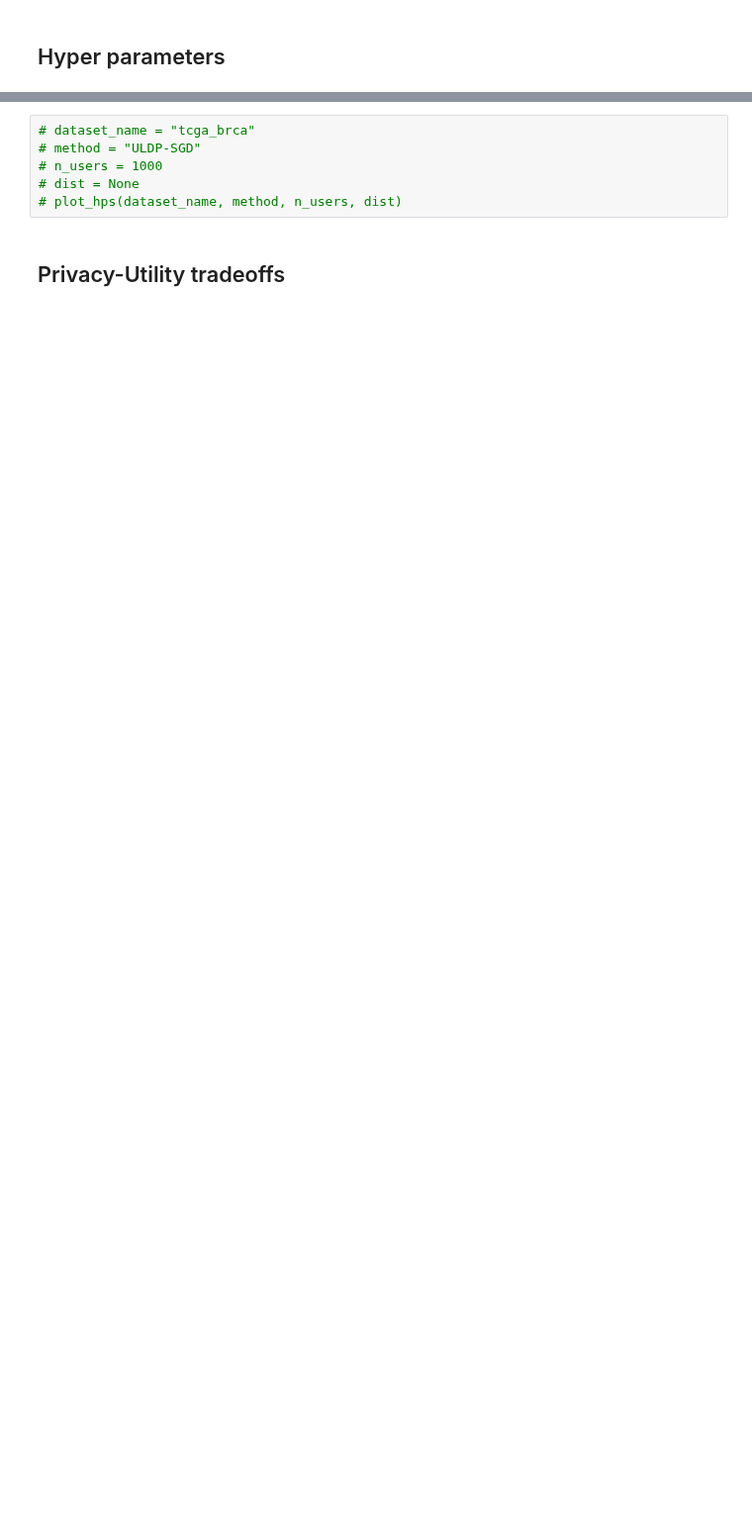
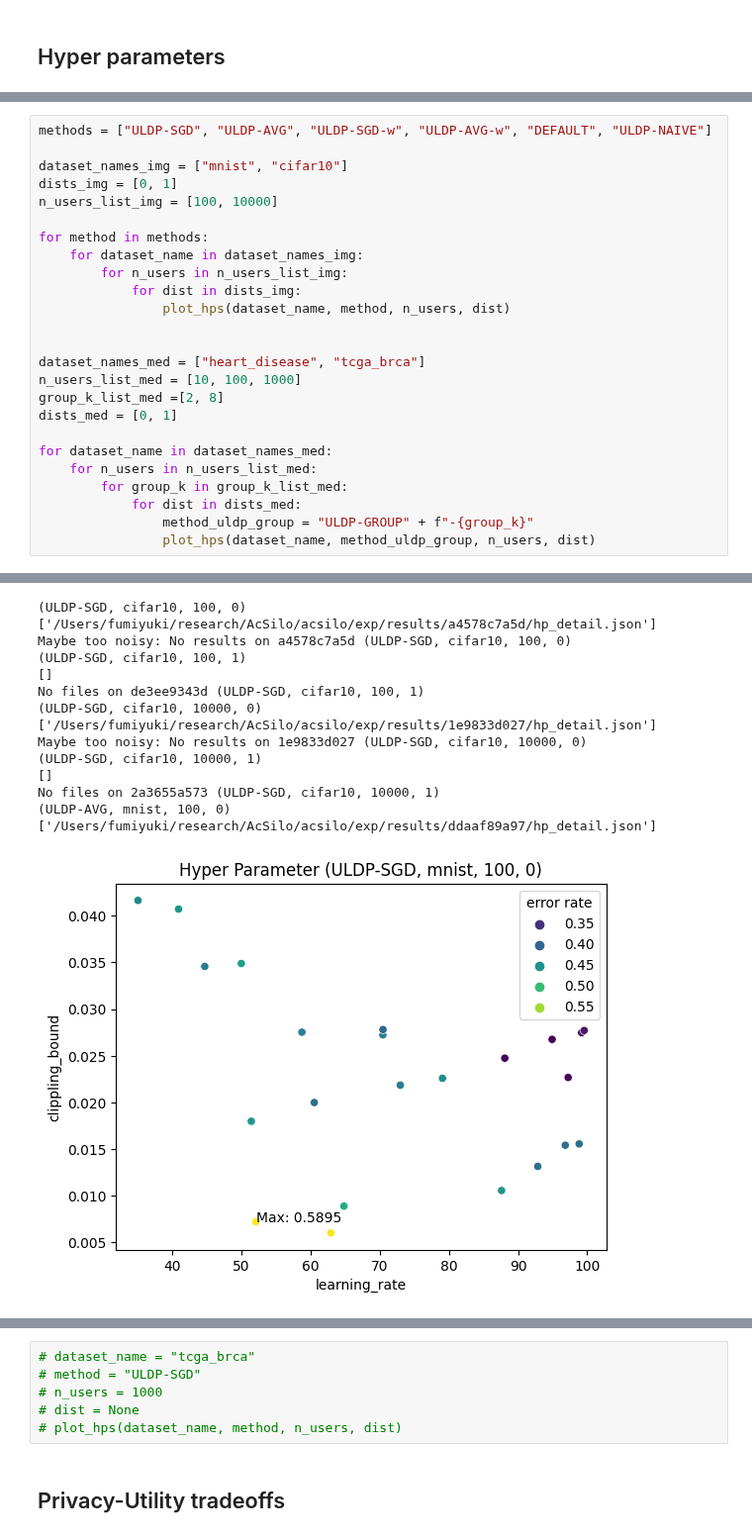
Before and after one commit to FumiyukiKato/uldp-fl, a Jupyter notebook: exp/exp_results.ipynb, the cells around one changed output, grey strips where cells are left out. Shown at 99% size. Drawn from its saved outputs; the diff is of its cells as text; blank space fills up the shorter version.

Commit message:
update uldp-avg-wy

```diff
--- a/exp/exp_results.ipynb
+++ b/exp/exp_results.ipynb
@@ -153,0 +171,26 @@ def plot_hps(dataset_name, method, n_users, dist):
+# %%
+methods = ["ULDP-SGD", "ULDP-AVG", "ULDP-SGD-w", "ULDP-AVG-w", "DEFAULT", "ULDP-NAIVE"]
+
+dataset_names_img = ["mnist", "cifar10"]
+dists_img = [0, 1]
+n_users_list_img = [100, 10000]
+
+for method in methods:
+    for dataset_name in dataset_names_img:
+        for n_users in n_users_list_img:
+            for dist in dists_img:
+                plot_hps(dataset_name, method, n_users, dist)
+
+
+dataset_names_med = ["heart_disease", "tcga_brca"]
+n_users_list_med = [10, 100, 1000]
+group_k_list_med =[2, 8]
+dists_med = [0, 1]
+
+for dataset_name in dataset_names_med:
+    for n_users in n_users_list_med:
+        for group_k in group_k_list_med:
+            for dist in dists_med:
+                method_uldp_group = "ULDP-GROUP" + f"-{group_k}"
+                plot_hps(dataset_name, method_uldp_group, n_users, dist)
+# %% [output]
@@ -153,0 +206,15 @@ def plot_hps(dataset_name, method, n_users, dist):
+(ULDP-SGD, cifar10, 100, 0)
+['/Users/fumiyuki/research/AcSilo/acsilo/exp/results/a4578c7a5d/hp_detail.json']
+Maybe too noisy: No results on a4578c7a5d (ULDP-SGD, cifar10, 100, 0)
+(ULDP-SGD, cifar10, 100, 1)
+[]
+No files on de3ee9343d (ULDP-SGD, cifar10, 100, 1)
+(ULDP-SGD, cifar10, 10000, 0)
+['/Users/fumiyuki/research/AcSilo/acsilo/exp/results/1e9833d027/hp_detail.json']
+Maybe too noisy: No results on 1e9833d027 (ULDP-SGD, cifar10, 10000, 0)
+(ULDP-SGD, cifar10, 10000, 1)
+[]
+No files on 2a3655a573 (ULDP-SGD, cifar10, 10000, 1)
+(ULDP-AVG, mnist, 100, 0)
+['/Users/fumiyuki/research/AcSilo/acsilo/exp/results/ddaaf89a97/hp_detail.json']
+[figure, added]
```
Also changed, not shown: parts of 7 cells of this notebook, 5 other files.
